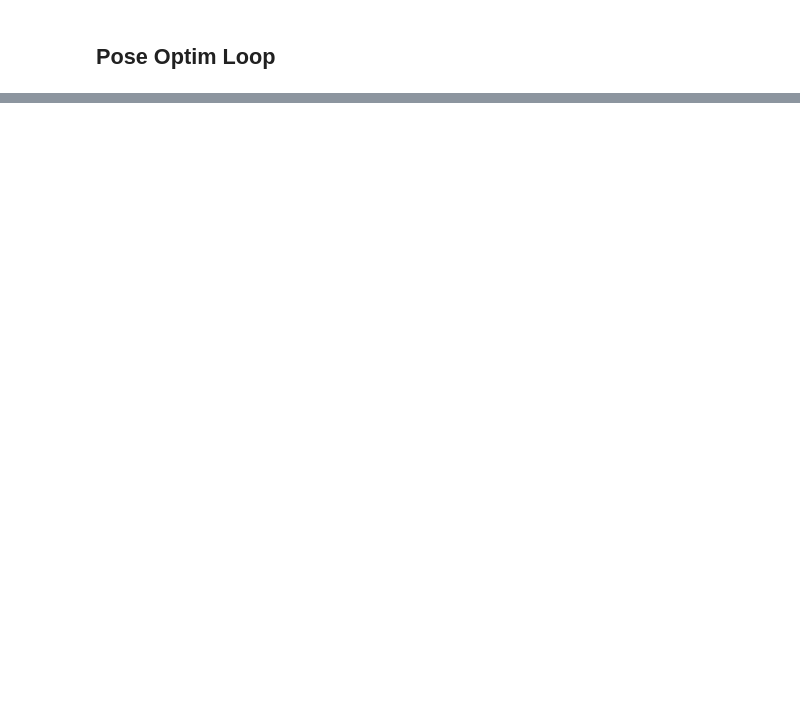
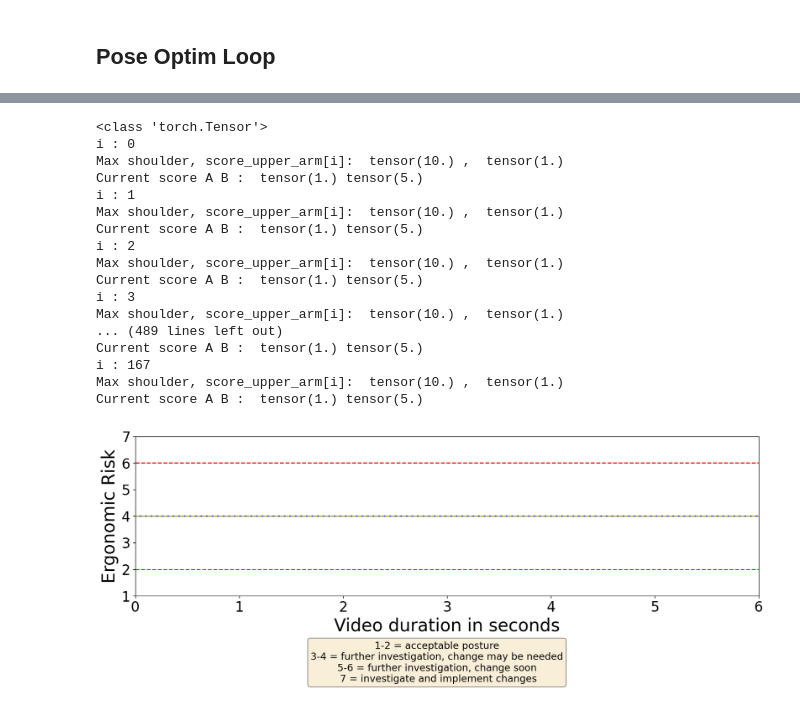
Before and after one commit to ZhuBit/corrective_ergonomics, a Jupyter notebook: pose_transfer.ipynb, the cells around one changed output, grey strips where cells are left out. Drawn from its saved outputs; the diff is of its cells as text; code cells hidden in the pictures; blank space fills up the shorter version.

```diff
--- a/pose_transfer.ipynb
+++ b/pose_transfer.ipynb
@@ -136,17 +155,36 @@ SyntaxError: invalid syntax (3731129540.py, line 3)
 # %%
 from ergonomics_torch import RULATorch
-aaa
+
 # Ensure the original_pose is a tensor
 if not isinstance(data_3d, torch.Tensor):
     original_pose = torch.tensor(data_3d)
 
 pose = original_pose.clone().detach().requires_grad_(True)
 
 rula_eval = RULATorch(original_pose)
 print(type(original_pose))
 scores = rula_eval.compute_scores()
 
 rula_eval.plot_scores(fps=video_object.fps)
+# %% [output]
+<class 'torch.Tensor'>
+i : 0
+Max shoulder, score_upper_arm[i]:  tensor(10.) ,  tensor(1.)
+Current score A B :  tensor(1.) tensor(5.)
+i : 1
+Max shoulder, score_upper_arm[i]:  tensor(10.) ,  tensor(1.)
+Current score A B :  tensor(1.) tensor(5.)
+i : 2
+Max shoulder, score_upper_arm[i]:  tensor(10.) ,  tensor(1.)
+Current score A B :  tensor(1.) tensor(5.)
+i : 3
+Max shoulder, score_upper_arm[i]:  tensor(10.) ,  tensor(1.)
+... (489 lines left out)
+Current score A B :  tensor(1.) tensor(5.)
+i : 167
+Max shoulder, score_upper_arm[i]:  tensor(10.) ,  tensor(1.)
+Current score A B :  tensor(1.) tensor(5.)
+[figure, added]
 # %%
 import torch
 from torch.autograd import Function
```
Also changed, not shown: parts of 7 cells of this notebook, 1 other file.
